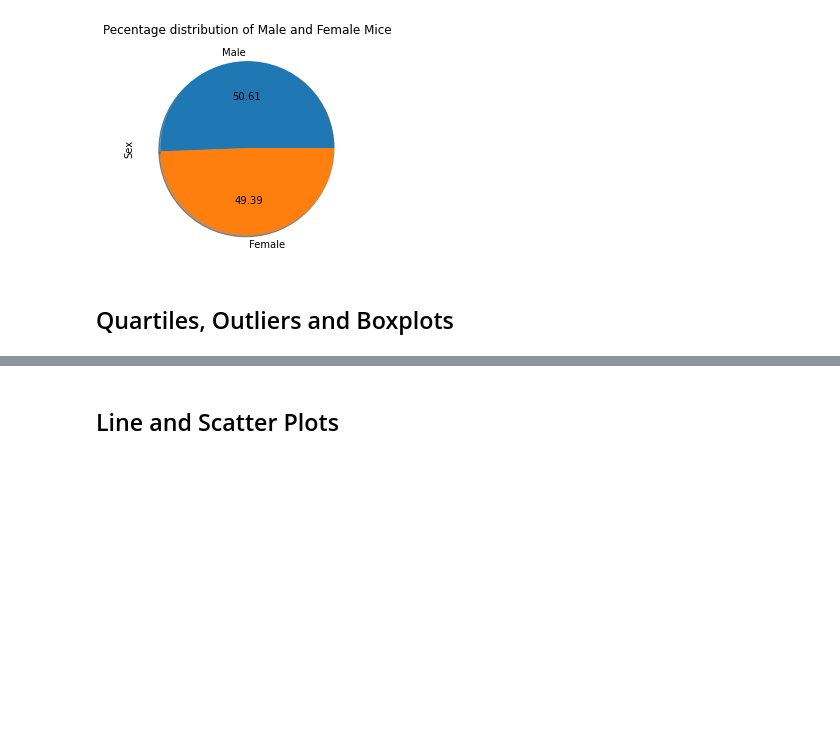
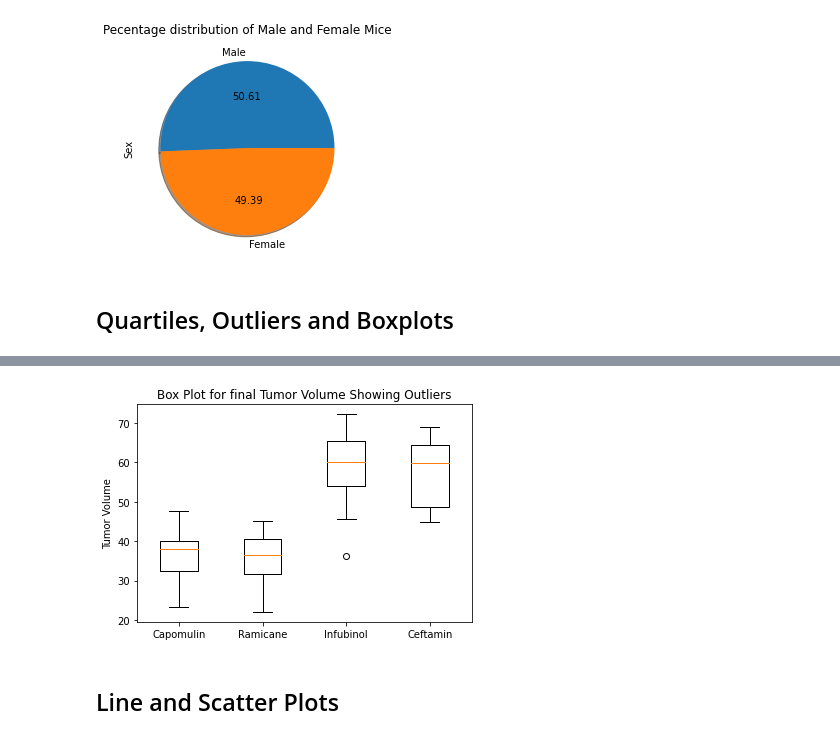
Before and after one commit to aarvinrathod/matplotlib-challenge, a Jupyter notebook: Pymaceuticals/pymaceuticals_starter.ipynb, the cells around one changed output, grey strips where cells are left out. Cells and saved outputs as stored; diff of their text form; code cells hidden in the pictures; blank space fills up the shorter version.

Commit message:
Box plot done

```diff
--- a/Pymaceuticals/pymaceuticals_starter.ipynb
+++ b/Pymaceuticals/pymaceuticals_starter.ipynb
@@ -177,6 +176,9 @@ plt.show()
 # Capomulin, Ramicane, Infubinol, and Ceftamin
 
 # Start by getting the last (greatest) timepoint for each mouse
-
-
+group2_df = pd.DataFrame(df2.groupby(['Mouse ID'])['Timepoint'].max())
+group2_df.reset_index()
+# group2_df = group2_df.rename(columns={'Timepoint':'Max_Timepoint'}).reset_index()
 # Merge this group df with the original dataframe to get the tumor volume at the last timepoint
+data1_df = pd.merge(df2,group2_df, on=['Mouse ID','Timepoint'])
+data1_df
@@ -183,17 +199,33 @@ plt.show()
 # %%
 # Put treatments into a list for for loop (and later for plot labels)
-
+treatments = ['Capomulin','Ramicane','Infubinol','Ceftamin']
 
 # Create empty list to fill with tumor vol data (for plotting)
 
-
+vol_data = []
 # Calculate the IQR and quantitatively determine if there are any potential outliers.
 
 
     # Locate the rows which contain mice on each drug and get the tumor volumes
 
-
-    # add subset
+for x in treatments:
+    data2_df = data1_df.loc[data1_df['Drug Regimen'] == x,:]
 
 
+    vol = data2_df['Tumor Volume (mm3)']
+    vol_data.append(vol)
+
     # Determine outliers using upper and lower bounds
+
+    quartiles = vol.quantile([.25,.5,.75])
+    lowerq = quartiles[0.25]
+    upperq = quartiles[0.75]
+    iqr = upperq-lowerq
+    lower_bound = lowerq - (1.5*iqr)
+    upper_bound = upperq + (1.5*iqr)
+
+
+    outliers_count = (vol.loc[(data2_df['Tumor Volume (mm3)'] >= upper_bound) | (data2_df['Tumor Volume (mm3)'] <= lower_bound)]).count()
+
+    print(f"Inner Quartile Range for {x} is {iqr}")
+    print(f"{x} have {outliers_count} outliers")
@@ -200,5 +241,14 @@ plt.show()
 # %%
 # Generate a box plot of the final tumor volume of each mouse across four regimens of interest
+
+fig1, ax1 = plt.subplots()
+ax1.boxplot(vol_data)
+ax1.set_title('Box Plot for final Tumor Volume Showing Outliers')
+plt.ylabel('Tumor Volume')
+plt.xticks([1,2,3,4],['Capomulin','Ramicane','Infubinol','Ceftamin'])
+plt.show()
+# %% [output]
+[figure, added]
 # %% [markdown]
 ## Line and Scatter Plots
 # %%
```
Also changed, not shown: parts of 3 cells of this notebook.
